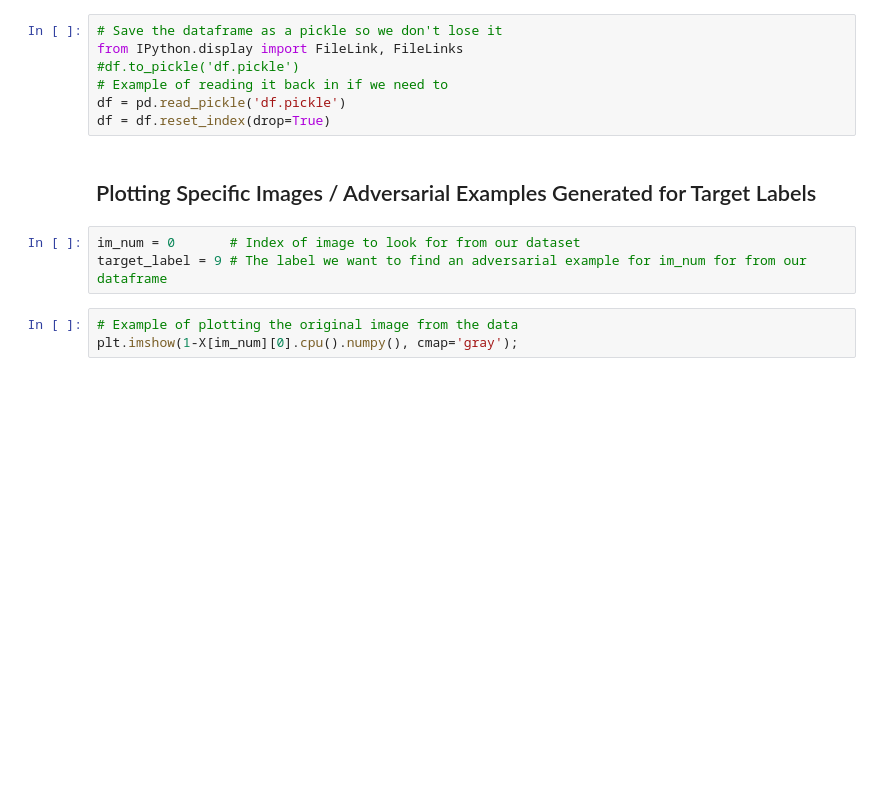
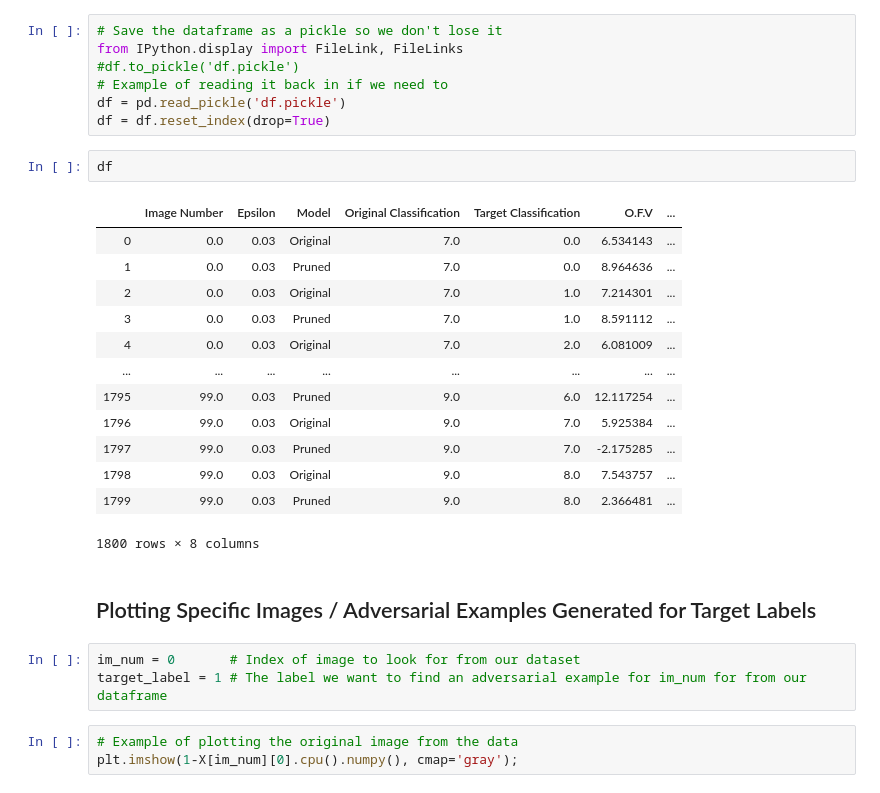
Before and after one commit to pherber3/DLDO-Project, a Jupyter notebook: Project copy/Notebook/DLDO Project.ipynb, the cells around one changed output. Saved outputs shown, nothing was run; the diff lists cells and outputs as text; blank space fills up the shorter version.

```diff
--- a/Project copy/Notebook/DLDO Project.ipynb
+++ b/Project copy/Notebook/DLDO Project.ipynb
@@ -507,11 +507,27 @@ from IPython.display import FileLink, FileLinks
 # Example of reading it back in if we need to
 df = pd.read_pickle('df.pickle')
 df = df.reset_index(drop=True)
+# %%
+df
+# %% [output]
+|  | Image Number | Epsilon | Model | Original Classification | Target Classification | O.F.V | ... |
+| 0 | 0.0 | 0.03 | Original | 7.0 | 0.0 | 6.534143 | ... |
+| 1 | 0.0 | 0.03 | Pruned | 7.0 | 0.0 | 8.964636 | ... |
+| 2 | 0.0 | 0.03 | Original | 7.0 | 1.0 | 7.214301 | ... |
+| 3 | 0.0 | 0.03 | Pruned | 7.0 | 1.0 | 8.591112 | ... |
+| 4 | 0.0 | 0.03 | Original | 7.0 | 2.0 | 6.081009 | ... |
+| ... | ... | ... | ... | ... | ... | ... | ... |
+| 1795 | 99.0 | 0.03 | Pruned | 9.0 | 6.0 | 12.117254 | ... |
+| 1796 | 99.0 | 0.03 | Original | 9.0 | 7.0 | 5.925384 | ... |
+| 1797 | 99.0 | 0.03 | Pruned | 9.0 | 7.0 | -2.175285 | ... |
+| 1798 | 99.0 | 0.03 | Original | 9.0 | 8.0 | 7.543757 | ... |
+| 1799 | 99.0 | 0.03 | Pruned | 9.0 | 8.0 | 2.366481 | ... |
+1800 rows × 8 columns
 # %% [markdown]
 ## Plotting Specific Images / Adversarial Examples Generated for Target Labels
 # %%
 im_num = 0       # Index of image to look for from our dataset
-target_label = 9 # The label we want to find an adversarial example for im_num for from our dataframe
+target_label = 1 # The label we want to find an adversarial example for im_num for from our dataframe
 # %%
 # Example of plotting the original image from the data
 plt.imshow(1-X[im_num][0].cpu().numpy(), cmap='gray');
```
Also changed, not shown: parts of 1 cell of this notebook.
